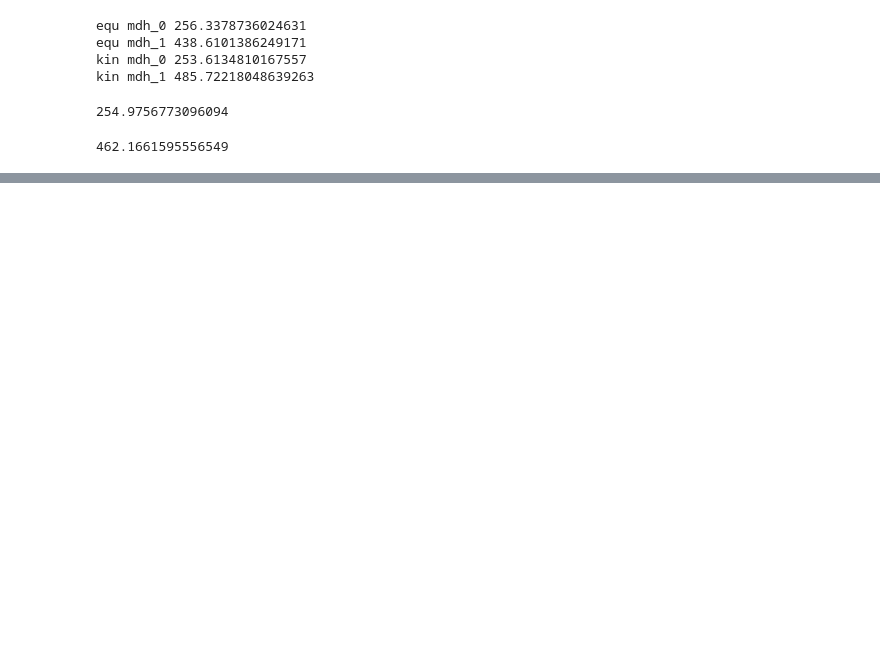
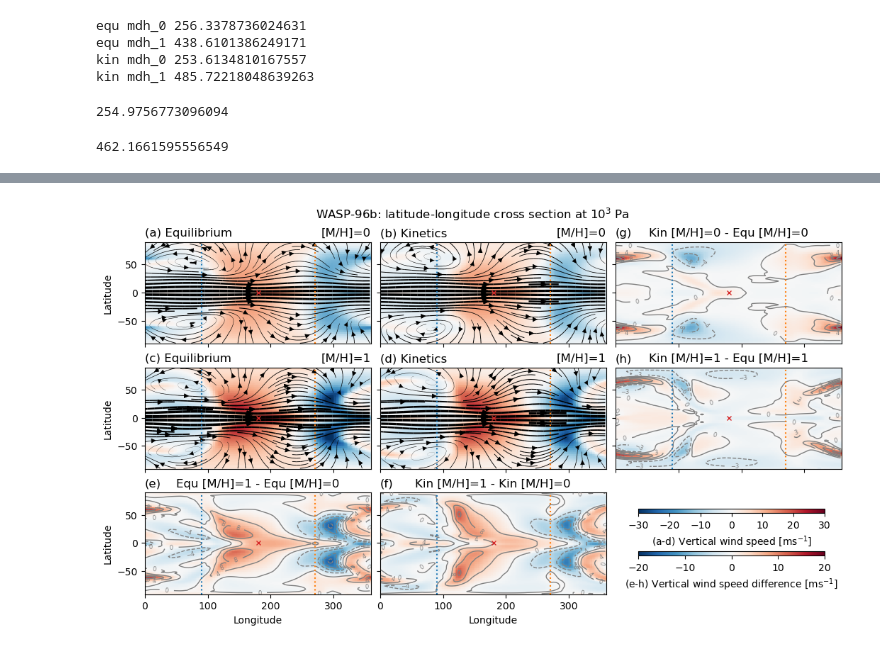
Before and after one commit to mzamyatina/quenching_driven_depletion_and_asymmetries, a Jupyter notebook: plt_latlon_var_stream_at_plevs.ipynb, the cells around one changed output, grey strips where cells are left out. Saved outputs shown, nothing was run; the diff lists cells and outputs as text; code cells hidden in the pictures; blank space fills up the shorter version.

```diff
--- a/plt_latlon_var_stream_at_plevs.ipynb
+++ b/plt_latlon_var_stream_at_plevs.ipynb
@@ -457,0 +387,4 @@ for tgt_plev_k in tqdm([f"{i:1.0e}" for i in tgt_plevs]):
+# %%
+plt_latlon_var_stream_at_plevs("w")
+# %% [output]
+[figure, added]
```
Also changed, not shown: parts of 17 cells of this notebook.
